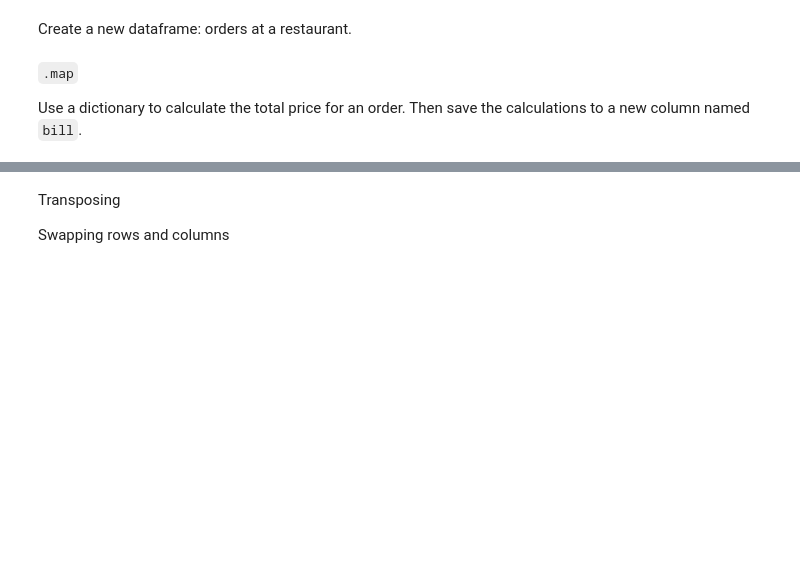
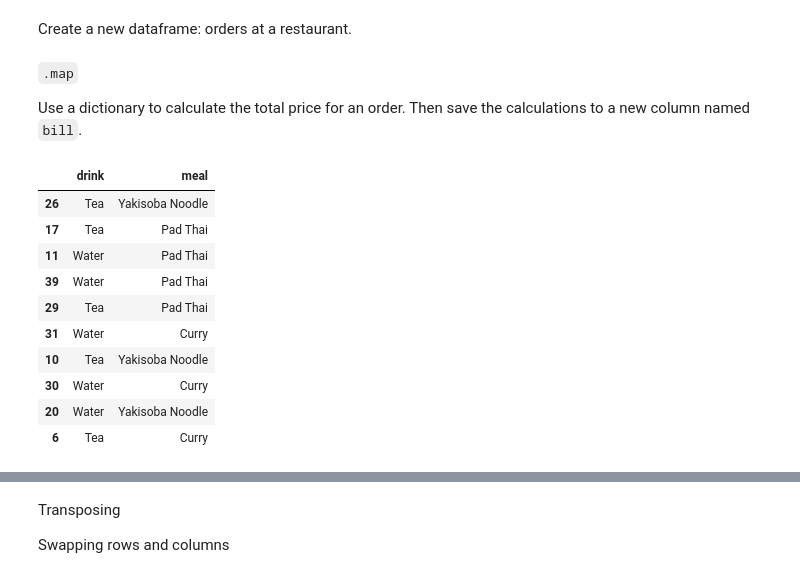
Before and after one commit to wherrickjr/numpy-pandas-visualization-exercises, a Jupyter notebook: pandas_advanced_dataframes_lesson.ipynb, the cells around one changed output, grey strips where cells are left out. Cells and saved outputs as stored; diff of their text form; code cells hidden in the pictures; blank space fills up the shorter version.

```diff
--- a/pandas_advanced_dataframes_lesson.ipynb
+++ b/pandas_advanced_dataframes_lesson.ipynb
@@ -542,5 +624,26 @@ Create a new dataframe: orders at a restaurant.
 `.map`
 
 Use a dictionary to calculate the total price for an order. Then save the calculations to a new column named `bill`.
+# %%
+n = 40
+
+orders = pd.DataFrame({
+    'drink': np.random.choice(['Tea', 'Water', 'Water'], n),
+    'meal': np.random.choice(['Curry', 'Yakisoba Noodle', 'Pad Thai'], n),
+})
+
+orders.sample(10)
+# %% [output]
+|  | drink | meal |
+| 26 | Tea | Yakisoba Noodle |
+| 17 | Tea | Pad Thai |
+| 11 | Water | Pad Thai |
+| 39 | Water | Pad Thai |
+| 29 | Tea | Pad Thai |
+| 31 | Water | Curry |
+| 10 | Tea | Yakisoba Noodle |
+| 30 | Water | Curry |
+| 20 | Water | Yakisoba Noodle |
+| 6 | Tea | Curry |
 # %%
 # create a dictionary of prices for drinks and meals
```
Also changed, not shown: parts of 25 cells of this notebook, 1 other file.
